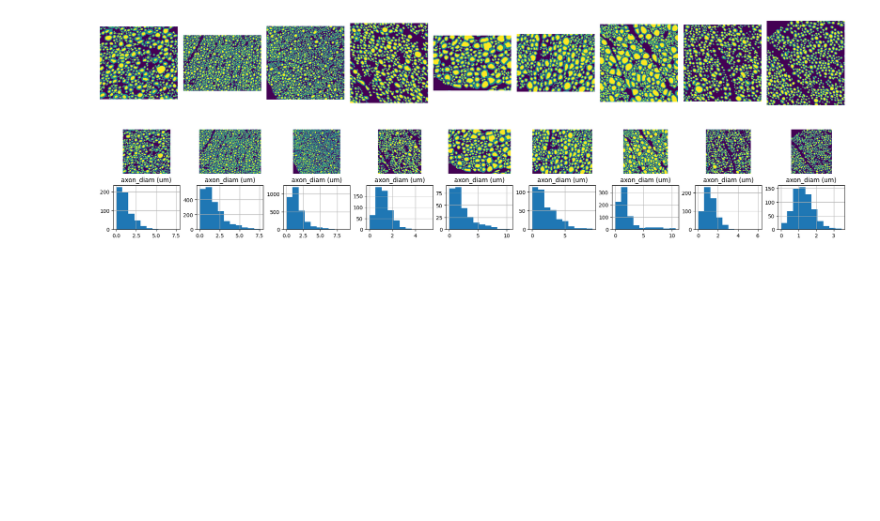
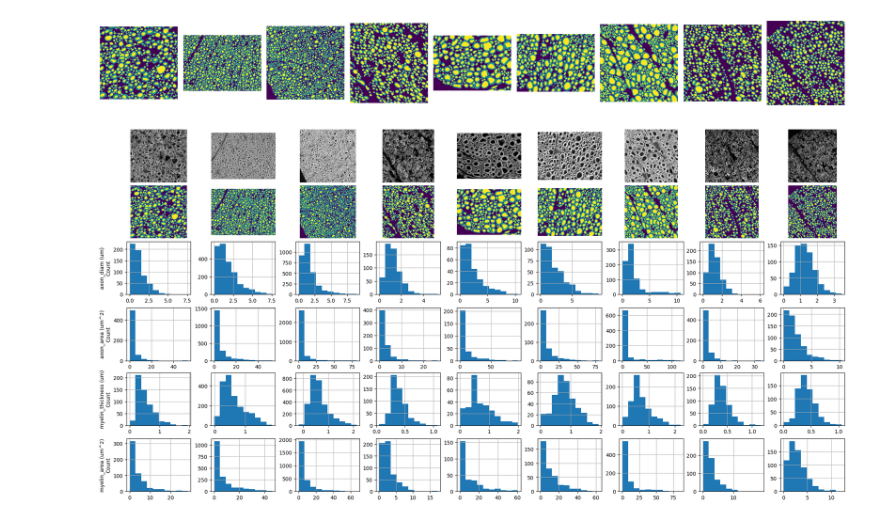
Before and after one commit to wvangeit/dakopt_examples, a Jupyter notebook: axonds1/notebook/AxonDeepSeg.ipynb, the cells around one changed output. Drawn from its saved outputs; the diff is of its cells as text; code cells hidden in the pictures; blank space fills up the shorter version.

Commit message:
Plot morphometrics

```diff
--- a/axonds1/notebook/AxonDeepSeg.ipynb
+++ b/axonds1/notebook/AxonDeepSeg.ipynb
@@ -130,24 +130,28 @@ show_output_files(map_outputs, input_images_paths)
 # %% [output]
 [figure]
 # %%
-requested_morphometrics = ['axon_diam (um)']
-fig, axes = plt.subplots(2, len(map_outputs), squeeze=False, figsize=(20,3), layout="constrained")
-for map_output, input_image_path, ax in zip(map_outputs, input_images_paths, axes.transpose()):
+requested_morphometrics = ['axon_diam (um)', 'axon_area (um^2)', 'myelin_thickness (um)', 'myelin_area (um^2)']
+fig, axes = plt.subplots(len(requested_morphometrics)+2, len(map_outputs), squeeze=False, figsize=(20,2*len(requested_morphometrics)+2), layout="constrained")
+for i_axes, (map_output, input_image_path, ax) in enumerate(zip(map_outputs, input_images_paths, axes.transpose())):
+    ax[0].imshow(mpimg.imread(input_image_path), cmap='gray')
+    ax[0].axis('off')
+    ax[0].autoscale(False)
+
     with zipfile.ZipFile(map_output['ProcessedImage']) as output_zip:
         processed_filename = f'{input_image_path.stem}_seg-axonmyelin{input_image_path.suffix}'
         with output_zip.open(processed_filename) as image_file:
-            ax[0].imshow(mpimg.imread(image_file))
-            ax[0].axis('off')
-            ax[0].autoscale(False)
+            ax[1].imshow(mpimg.imread(image_file))
+            ax[1].axis('off')
+            ax[1].autoscale(False)
 
     morphometrics_file = map_output['Morphometrics']
     morphometrics = pandas.read_csv(morphometrics_file)
-
-    for i_ax, morphometric in enumerate(requested_morphometrics):
-        morphometrics.hist(column='axon_diam (um)', ax=ax[1])
+    for i_ax, requested_morphometric in enumerate(requested_morphometrics, 2):
+        morphometrics.hist(column=requested_morphometric, ax=ax[i_ax])
+        if i_axes == 0:
+            ax[i_ax].set_ylabel(f'{requested_morphometric}\nCount')
         ax[i_ax].set_title('')
-        #ax[i_ax].suptitle(morphometric)
 
 plt.show()
 # %% [output]
-[figure, old version]
+[figure, new version]
```
